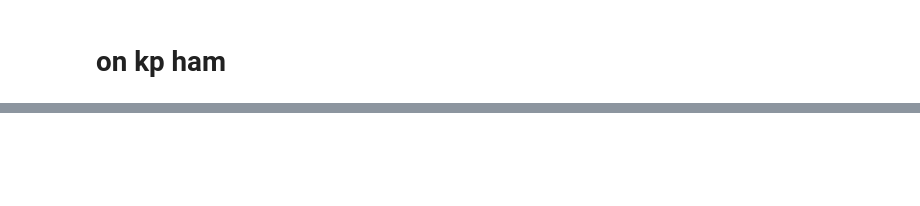
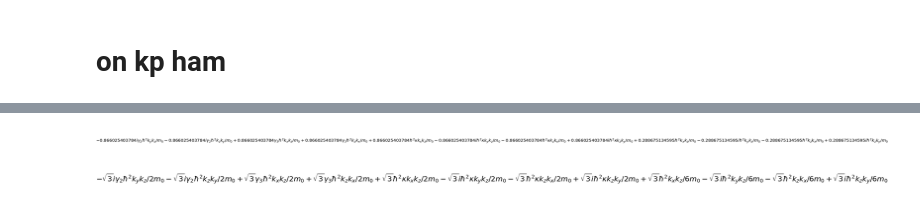
Before and after one commit to quantum-tinkerer/semicon, a Jupyter notebook: notebooks/rotations.ipynb, the cells around one changed output, grey strips where cells are left out. Cells and saved outputs as stored; diff of their text form; code cells hidden in the pictures; blank space fills up the shorter version.

Commit message:
clean proof of concept; check different way to prettify Hamiltonians

```diff
--- a/notebooks/rotations.ipynb
+++ b/notebooks/rotations.ipynb
@@ -96,5 +129,16 @@ $$\left[\begin{matrix}0 & 0\\0 & 0\end{matrix}\right]$$
 # %% [markdown]
 # on kp ham
+# %%
+def rotation110_matrix(xi='0'):
+    sin = sympy.sin(xi)
+    cos = sympy.cos(xi)
+    sqrt2 = sympy.sqrt(2)
+    matrix = sympy.Matrix([[+ sin / sqrt2, + cos / sqrt2, 1 / sqrt2],
+                           [- sin / sqrt2, - cos / sqrt2, 1 / sqrt2],
+                           [cos, - sin, 0]])
+    return matrix
+
+R = rotation110_matrix()
 # %%
 import semicon
 bands = ('gamma_8v', )
@@ -105,5 +156,7 @@ from semicon.kp_models.explicit_zeeman import Jx, Jy, Jz
 # %%
+%%time
+
 t = rotate_symbols(kpham, R)
 U = basis_rotation(R, S)
 
-t = (U @ t @ U.transpose().conjugate()).expand()
+t = (U @ t @ U.transpose().conjugate())
@@ -114,3 +166 @@ $$\left[\begin{matrix}-0.707106781186547 + 0.707106781186548 i & 0 & 0 & 0\\0 &
-# %%
-t = round_sympy(t, 15)
 # %%
@@ -119,0 +170,10 @@ t[0, 1]
+# %%
+tmp = prettify(t, decimals=12)
+tmp[0, 1].expand()
+# %% [output]
+[figure, added]
+# %%
+tmp = prettify(t, decimals=12, nsimplify=True)
+tmp[0, 1]
+# %% [output]
+[figure, added]
```
Also changed, not shown: parts of 34 cells of this notebook, 2 other files.
